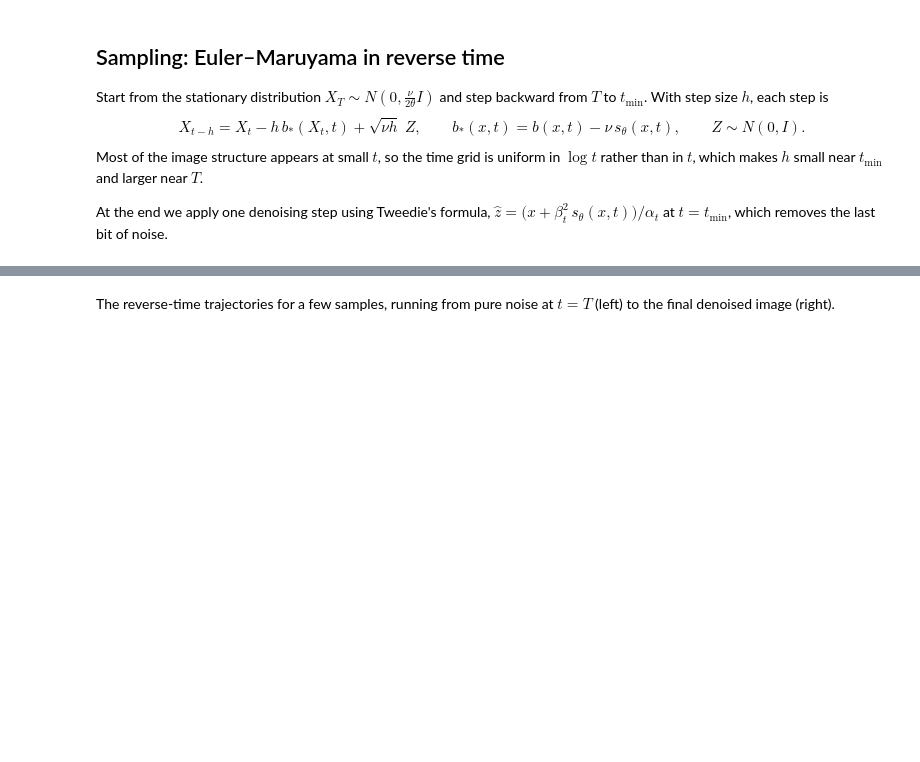
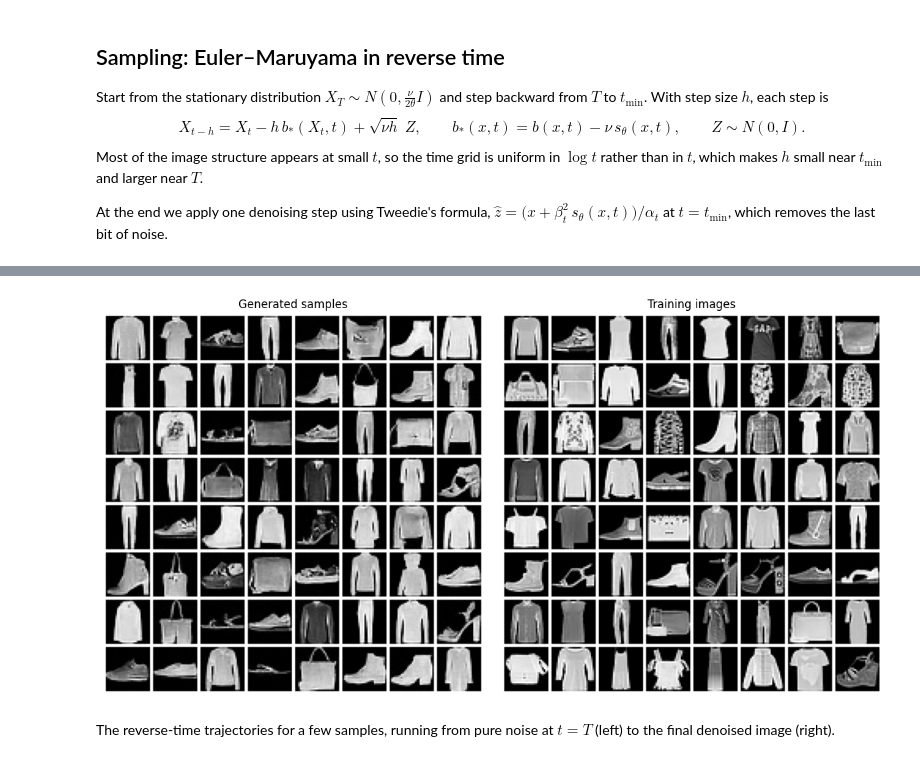
Before and after one commit to YData123/sds365-fa26, a Jupyter notebook: demos/diffusion/fashion_mnist_diffusion.ipynb, the cells around one changed output, grey strips where cells are left out. Saved outputs shown, nothing was run; the diff lists cells and outputs as text; code cells hidden in the pictures; blank space fills up the shorter version.

```diff
--- a/demos/diffusion/fashion_mnist_diffusion.ipynb
+++ b/demos/diffusion/fashion_mnist_diffusion.ipynb
@@ -91,8 +93,8 @@ if BACKEND == "cpu":
 # %% [markdown]
 ## Settings
 # %%
-# Forward SDE: dX_t = -THETA * X_t dt + sqrt(NU) dW_t on [T_MIN, T]
-THETA = 0.5
+# Forward SDE: dX_t = -K * X_t dt + sqrt(NU) dW_t on [T_MIN, T]
+K = 0.5
 NU = 1.0
 T = 6.0          # alpha_T = e^{-3} ~ 0.05, so X_T is close to N(0, I)
 T_MIN = 1e-3
@@ -117,12 +119,12 @@ np.random.seed(SEED)
 # %%
 def alpha_beta(t):
-    alpha = torch.exp(-THETA * t)
-    beta = torch.sqrt(NU / (2 * THETA) * -torch.expm1(-2 * THETA * t))
+    alpha = torch.exp(-K * t)
+    beta = torch.sqrt(NU / (2 * K) * -torch.expm1(-2 * K * t))
     return alpha, beta
 
 
 def drift(x, t):
-    return -THETA * x
+    return -K * x
 
 
 def bcast(v):
@@ -363,7 +395,7 @@ def sample(net, n_samples=64, n_steps=N_SAMPLE_STEPS, seed=1,
     snapshot_steps = {int(np.abs(times[:-1] - s).argmin()) for s in snapshot_times}
     snapshots = []
 
-    x = math.sqrt(NU / (2 * THETA)) * torch.randn(n_samples, 1, 28, 28, device=device)
+    x = math.sqrt(NU / (2 * K)) * torch.randn(n_samples, 1, 28, 28, device=device)
     for i in range(n_steps):
         if i in snapshot_steps:
             snapshots.append((times[i], x.cpu()))
@@ -391,3 +423,4 @@ show_grid(samples, title="Generated samples", ax=axes[0])
 show_grid(Z[torch.randperm(n)[:64]], title="Training images", ax=axes[1])
 plt.tight_layout()
 plt.show()
+# %% [output]
@@ -394,3 +428,4 @@ plt.show()
+[figure, added]
 # %% [markdown]
 The reverse-time trajectories for a few samples, running from pure noise at $t = T$ (left) to the final denoised image (right).
 # %%
```
Also changed, not shown: parts of 10 cells of this notebook.
